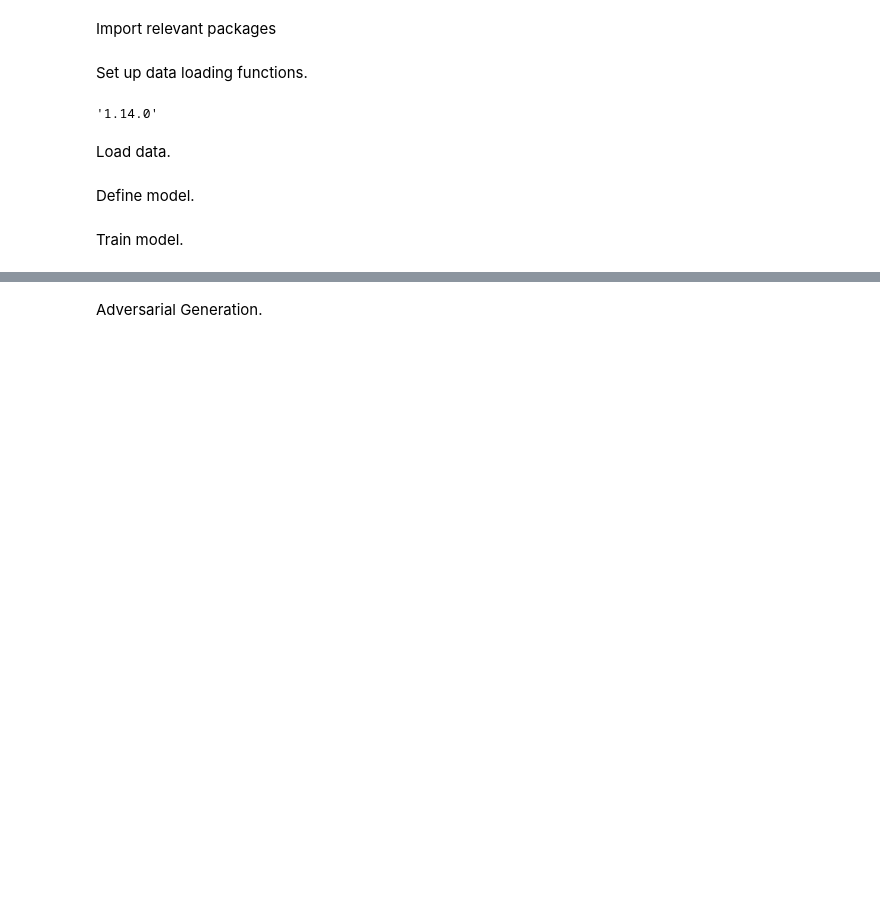
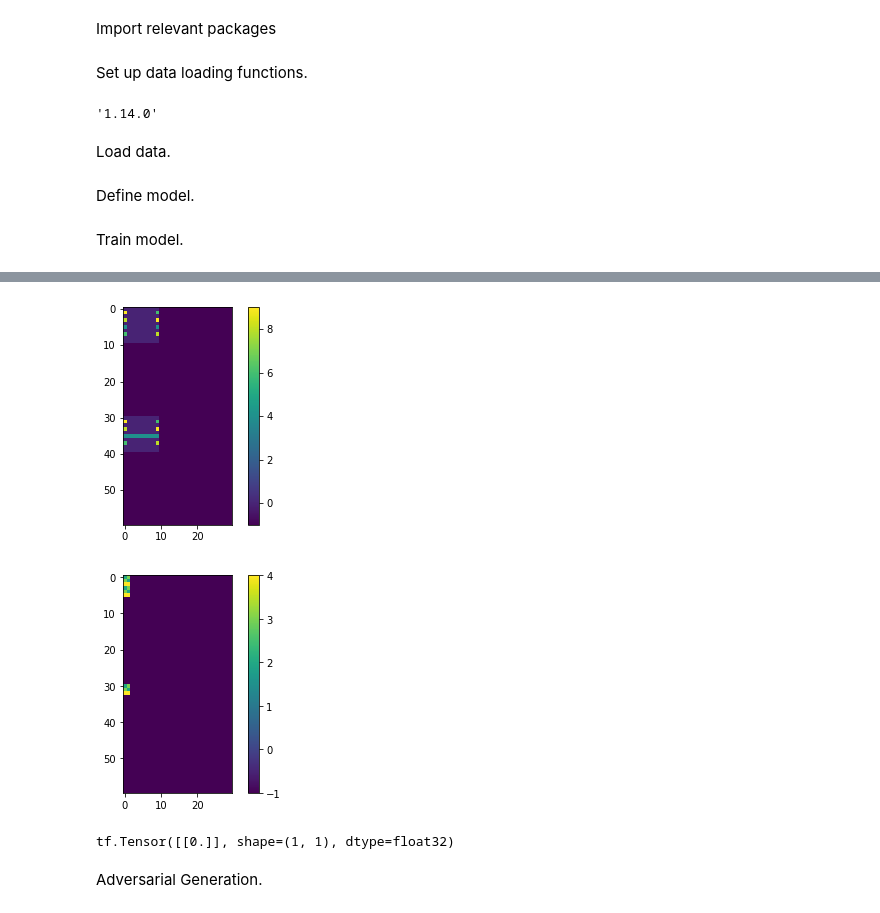
Before and after one commit to HarveyBrezinaConniffe/ARC, a Jupyter notebook: AI.ipynb, the cells around one changed output, grey strips where cells are left out. Cells and saved outputs as stored; diff of their text form; code cells hidden in the pictures; blank space fills up the shorter version.

```diff
--- a/AI.ipynb
+++ b/AI.ipynb
@@ -174,3 +186,23 @@ KeyboardInterrupt:
+# %%
+n = 12
+k = 10
+ctask1 = Xt[n][0].reshape(60, 30, 1)
+plt.imshow(ctask1.reshape(60, 30))
+plt.colorbar()
+plt.show()
+ctask2 = Xv[k][0].reshape(60, 30, 1)
+plt.imshow(ctask2.reshape(60, 30))
+plt.colorbar()
+plt.show()
+taskin = []
+taskin.append(tf.convert_to_tensor(np.array([ctask1.astype(np.float32)])))
+taskin.append(tf.convert_to_tensor(np.array([ctask2.astype(np.float32)])))
+
+print(model(taskin))
+# %% [output]
+[figure, added]
+[figure, added]
+tf.Tensor([[0.]], shape=(1, 1), dtype=float32)
 # %% [markdown]
 Adversarial Generation.
 # %%
```
Also changed, not shown: parts of 7 cells of this notebook.
